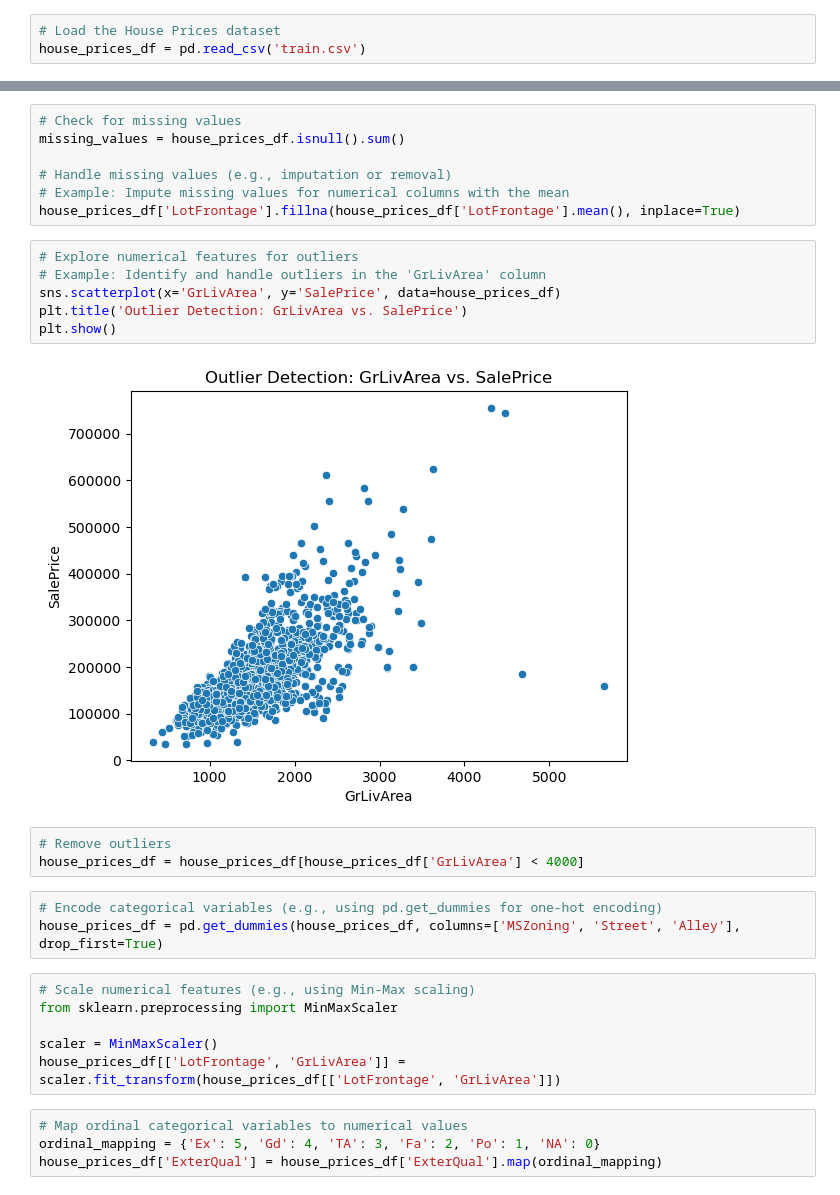
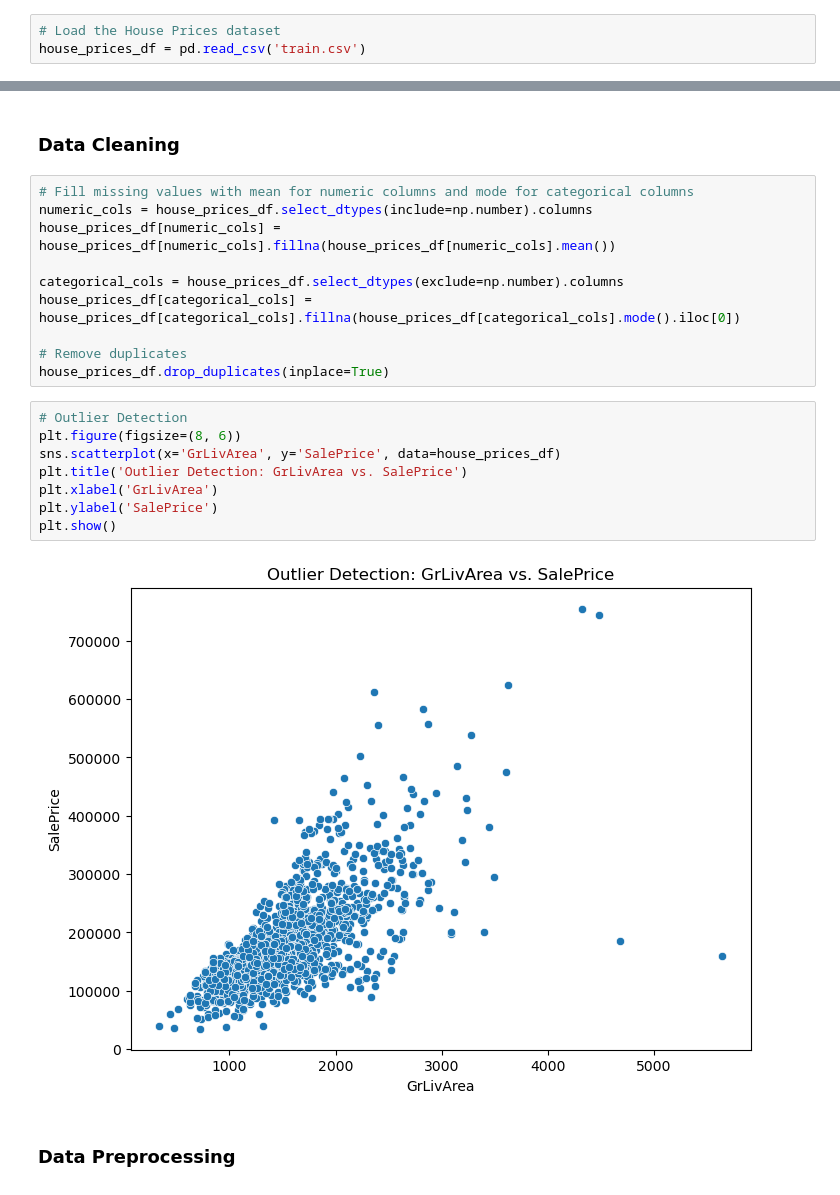
Before and after one commit to abhi534/Data-Cleaning-and-Preprocessing-for-House-Prices-Prediction, a Jupyter notebook: Data Cleaning and Preprocessing for House Prices Prediction.ipynb, the cells around one changed output, grey strips where cells are left out. Drawn from its saved outputs; the diff is of its cells as text.

```diff
--- a/Data Cleaning and Preprocessing for House Prices Prediction.ipynb
+++ b/Data Cleaning and Preprocessing for House Prices Prediction.ipynb
@@ -47,34 +59,27 @@ count  1460.000000  1460.000000   1460.000000  1452.000000  1460.000000  ...
 max     738.000000  15500.000000    12.000000  2010.000000  755000.000000
 
 [8 rows x 38 columns]
-# %%
-# Check for missing values
-missing_values = house_prices_df.isnull().sum()
-
-# Handle missing values (e.g., imputation or removal)
-# Example: Impute missing values for numerical columns with the mean
-house_prices_df['LotFrontage'].fillna(house_prices_df['LotFrontage'].mean(), inplace=True)
+# %% [markdown]
+### Data Cleaning
+# %%
+# Fill missing values with mean for numeric columns and mode for categorical columns
+numeric_cols = house_prices_df.select_dtypes(include=np.number).columns
+house_prices_df[numeric_cols] = house_prices_df[numeric_cols].fillna(house_prices_df[numeric_cols].mean())
+
+categorical_cols = house_prices_df.select_dtypes(exclude=np.number).columns
+house_prices_df[categorical_cols] = house_prices_df[categorical_cols].fillna(house_prices_df[categorical_cols].mode().iloc[0])
+
+# Remove duplicates
+house_prices_df.drop_duplicates(inplace=True)
 # %%
-# Explore numerical features for outliers
-# Example: Identify and handle outliers in the 'GrLivArea' column
+# Outlier Detection
+plt.figure(figsize=(8, 6))
 sns.scatterplot(x='GrLivArea', y='SalePrice', data=house_prices_df)
 plt.title('Outlier Detection: GrLivArea vs. SalePrice')
+plt.xlabel('GrLivArea')
+plt.ylabel('SalePrice')
 plt.show()
 # %% [output]
-[figure, old version]
+[figure, new version]
-# %%
-# Remove outliers
-house_prices_df = house_prices_df[house_prices_df['GrLivArea'] < 4000]
-# %%
-# Encode categorical variables (e.g., using pd.get_dummies for one-hot encoding)
-house_prices_df = pd.get_dummies(house_prices_df, columns=['MSZoning', 'Street', 'Alley'], drop_first=True)
-# %%
-# Scale numerical features (e.g., using Min-Max scaling)
-from sklearn.preprocessing import MinMaxScaler
-
-scaler = MinMaxScaler()
-house_prices_df[['LotFrontage', 'GrLivArea']] = scaler.fit_transform(house_prices_df[['LotFrontage', 'GrLivArea']])
-# %%
-# Map ordinal categorical variables to numerical values
-ordinal_mapping = {'Ex': 5, 'Gd': 4, 'TA': 3, 'Fa': 2, 'Po': 1, 'NA': 0}
-house_prices_df['ExterQual'] = house_prices_df['ExterQual'].map(ordinal_mapping)
+# %% [markdown]
+### Data Preprocessing
```
Also changed, not shown: parts of 14 cells of this notebook.
